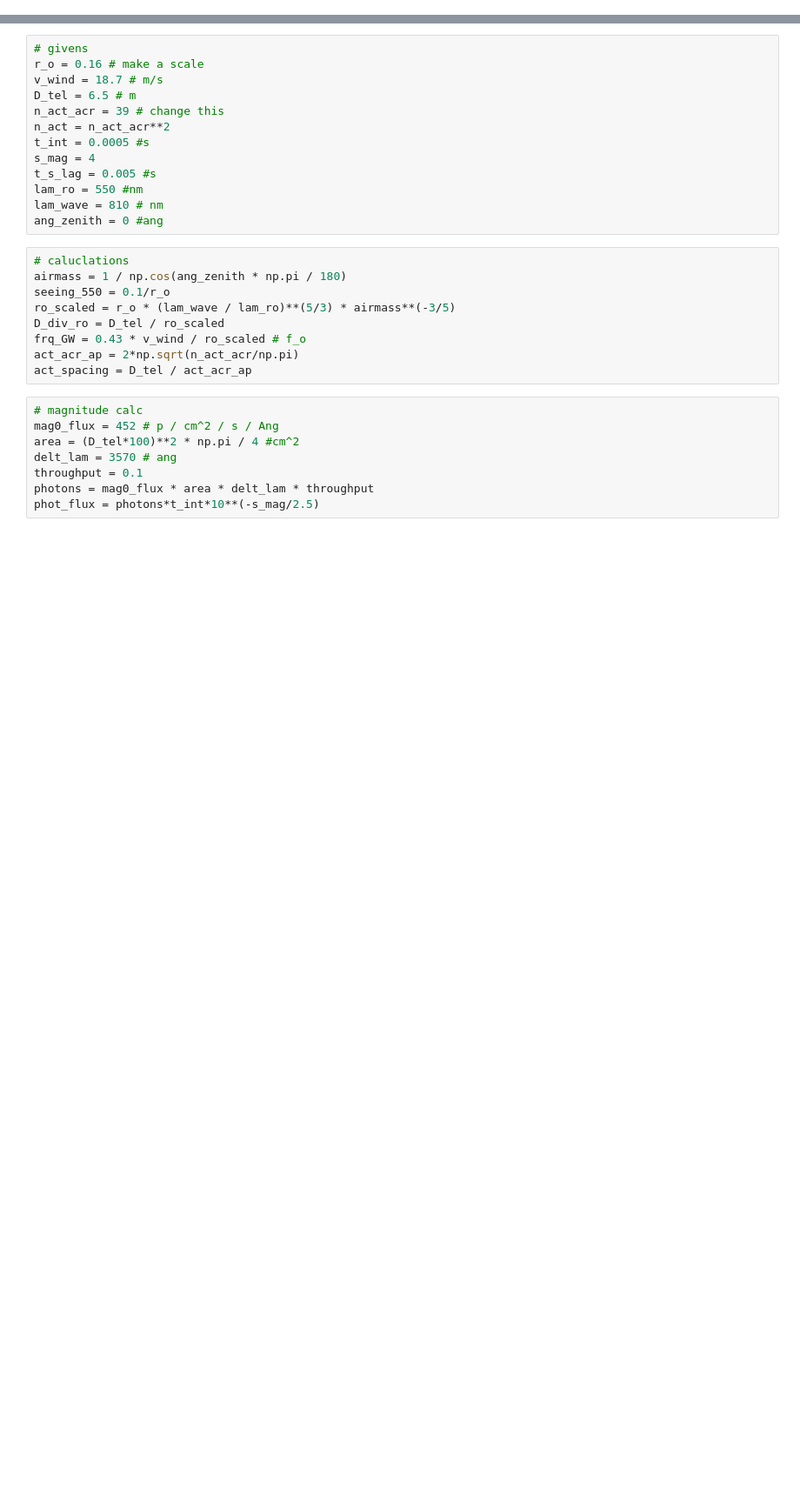
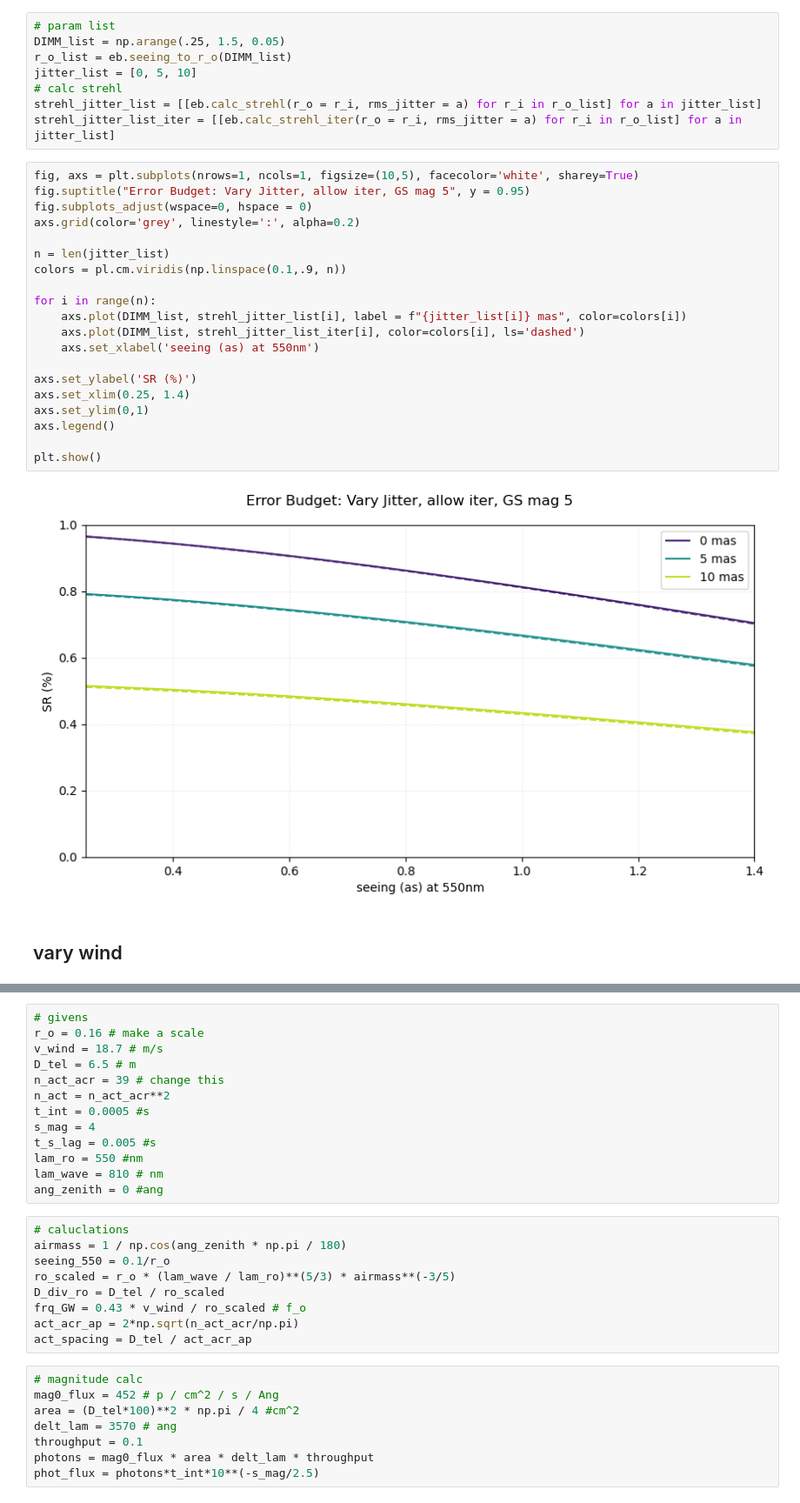
Before and after one commit to edenacadia/sparkles, a Jupyter notebook: sim/fitting_error.ipynb, the cells around one changed output, grey strips where cells are left out. Shown at 87% size. Cells and saved outputs as stored; diff of their text form; blank space fills up the shorter version.

```diff
--- a/sim/fitting_error.ipynb
+++ b/sim/fitting_error.ipynb
@@ -13,0 +121,32 @@ import matplotlib.pylab as pl
+# %%
+# param list
+DIMM_list = np.arange(.25, 1.5, 0.05)
+r_o_list = eb.seeing_to_r_o(DIMM_list)
+jitter_list = [0, 5, 10]
+# calc strehl
+strehl_jitter_list = [[eb.calc_strehl(r_o = r_i, rms_jitter = a) for r_i in r_o_list] for a in jitter_list]
+strehl_jitter_list_iter = [[eb.calc_strehl_iter(r_o = r_i, rms_jitter = a) for r_i in r_o_list] for a in jitter_list]
+# %%
+fig, axs = plt.subplots(nrows=1, ncols=1, figsize=(10,5), facecolor='white', sharey=True)
+fig.suptitle("Error Budget: Vary Jitter, allow iter, GS mag 5", y = 0.95)
+fig.subplots_adjust(wspace=0, hspace = 0)
+axs.grid(color='grey', linestyle=':', alpha=0.2)
+
+n = len(jitter_list)
+colors = pl.cm.viridis(np.linspace(0.1,.9, n))
+
+for i in range(n):
+    axs.plot(DIMM_list, strehl_jitter_list[i], label = f"{jitter_list[i]} mas", color=colors[i])
+    axs.plot(DIMM_list, strehl_jitter_list_iter[i], color=colors[i], ls='dashed')
+    axs.set_xlabel('seeing (as) at 550nm')
+
+axs.set_ylabel('SR (%)')
+axs.set_xlim(0.25, 1.4)
+axs.set_ylim(0,1)
+axs.legend()
+
+plt.show()
+# %% [output]
+[figure, added]
+# %% [markdown]
+## vary wind
```
Also changed, not shown: parts of 33 cells of this notebook, 1 other file.
